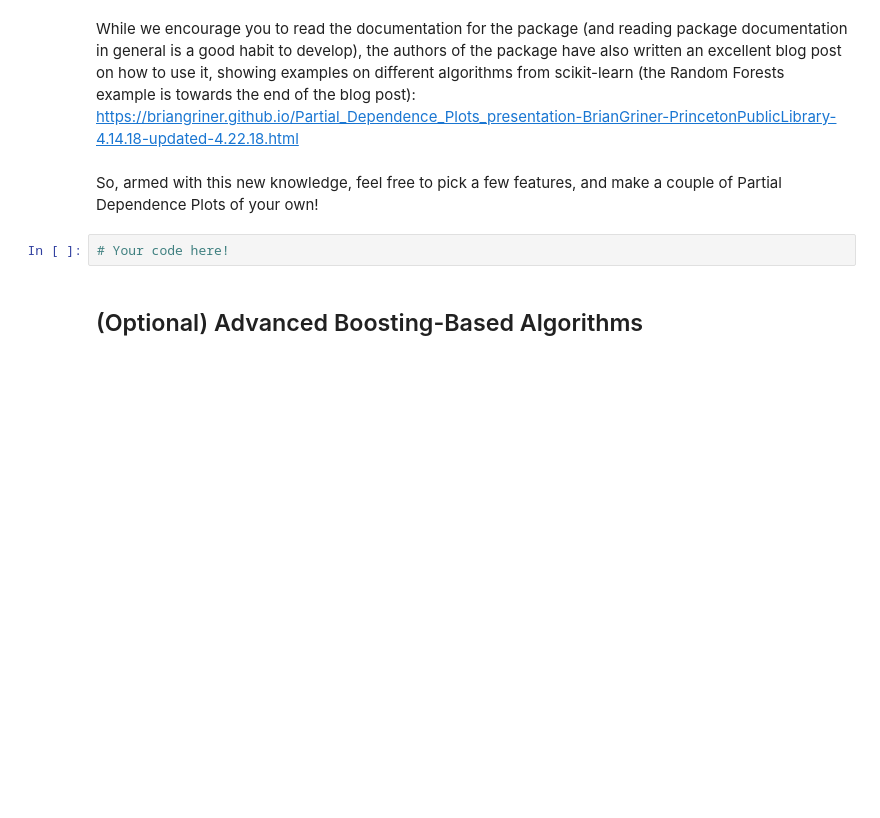
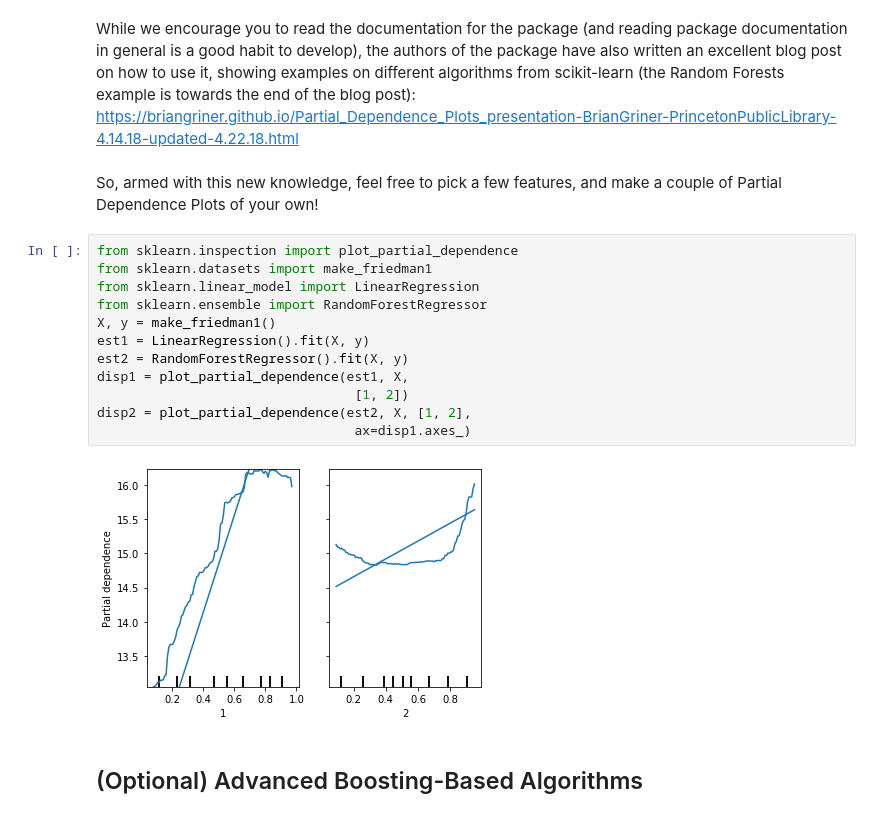
Before and after one commit to ryanjmccall/mec-mini-projects, a Jupyter notebook: mec-13.5.1-tree-based-algorithms-mini-project/Mini_Project_Tree-Based_Algorithms.ipynb, the cells around one changed output. Drawn from its saved outputs; the diff is of its cells as text; blank space fills up the shorter version.

```diff
--- a/mec-13.5.1-tree-based-algorithms-mini-project/Mini_Project_Tree-Based_Algorithms.ipynb
+++ b/mec-13.5.1-tree-based-algorithms-mini-project/Mini_Project_Tree-Based_Algorithms.ipynb
@@ -190,8 +354,20 @@ In scikit-learn, PDPs are implemented and available for certain algorithms, but
 While we encourage you to read the documentation for the package (and reading package documentation in general is a good habit to develop), the authors of the package have also written an excellent blog post on how to use it, showing examples on different algorithms from scikit-learn (the Random Forests example is towards the end of the blog post): https://briangriner.github.io/Partial_Dependence_Plots_presentation-BrianGriner-PrincetonPublicLibrary-4.14.18-updated-4.22.18.html
 # %% [markdown]
 So, armed with this new knowledge, feel free to pick a few features, and make a couple of Partial Dependence Plots of your own!
-# %%
-# Your code here!
+# %%
+from sklearn.inspection import plot_partial_dependence
+from sklearn.datasets import make_friedman1
+from sklearn.linear_model import LinearRegression
+from sklearn.ensemble import RandomForestRegressor
+X, y = make_friedman1()
+est1 = LinearRegression().fit(X, y)
+est2 = RandomForestRegressor().fit(X, y)
+disp1 = plot_partial_dependence(est1, X,
+                                 [1, 2])
+disp2 = plot_partial_dependence(est2, X, [1, 2],
+                                 ax=disp1.axes_)
+# %% [output]
+[figure, added]
 # %% [markdown]
 ## (Optional) Advanced Boosting-Based Algorithms
 # %% [markdown]
```
Also changed, not shown: parts of 17 cells of this notebook.
